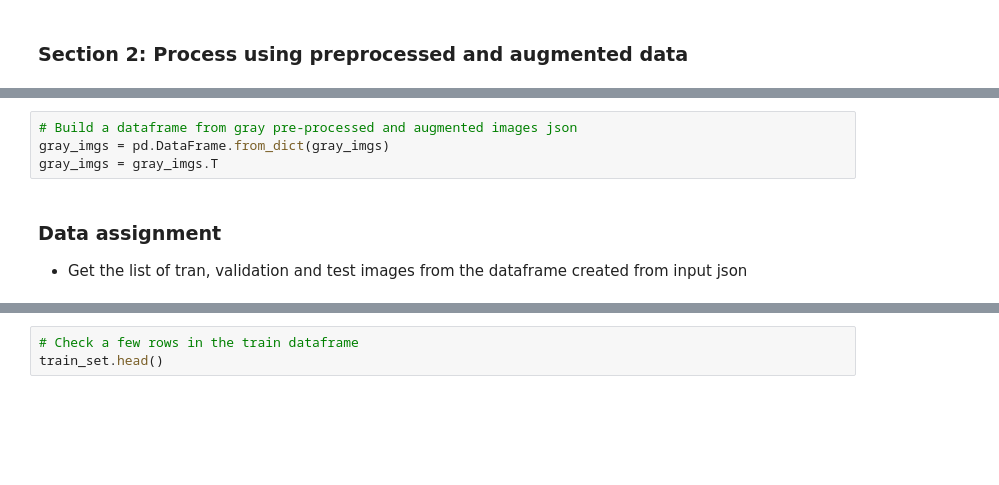
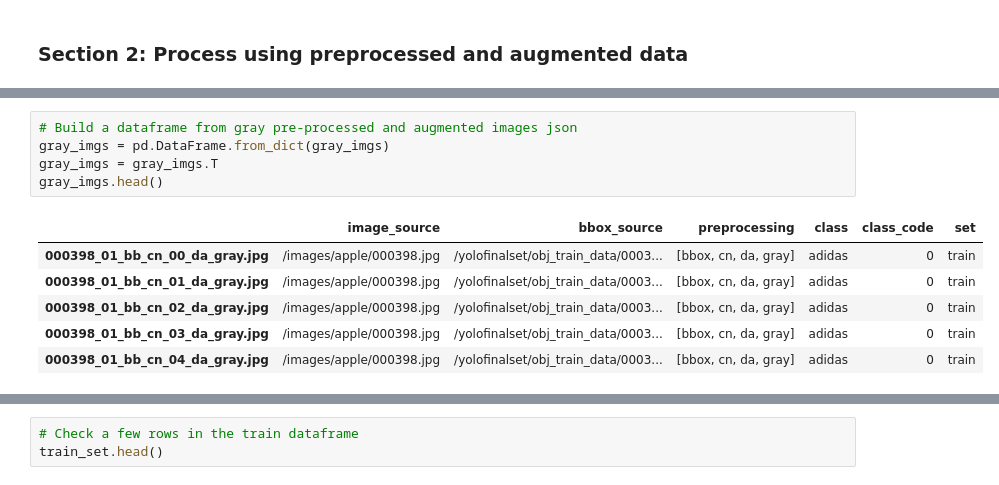
Before and after one commit to jcalz23/logo_detection_w281, a Jupyter notebook: SIFT_Histogram_Models_Full_and_BB.ipynb, the cells around one changed output, grey strips where cells are left out. Saved outputs shown, nothing was run; the diff lists cells and outputs as text; blank space fills up the shorter version.

```diff
--- a/SIFT_Histogram_Models_Full_and_BB.ipynb
+++ b/SIFT_Histogram_Models_Full_and_BB.ipynb
@@ -477,7 +481,12 @@ cls_summary.head()
 # %%
 # Build a dataframe from gray pre-processed and augmented images json
 gray_imgs = pd.DataFrame.from_dict(gray_imgs)
 gray_imgs = gray_imgs.T
+gray_imgs.head()
+# %% [output]
+|  | image_source | bbox_source | preprocessing | class | class_code | set |
+| 000398_01_bb_cn_00_da_gray.jpg | /images/apple/000398.jpg | /yolofinalset/obj_train_data/0003... | [bbox, cn, da, gray] | adidas | 0 | train |
+| 000398_01_bb_cn_01_da_gray.jpg | /images/apple/000398.jpg | /yolofinalset/obj_train_data/0003... | [bbox, cn, da, gray] | adidas | 0 | train |
+| 000398_01_bb_cn_02_da_gray.jpg | /images/apple/000398.jpg | /yolofinalset/obj_train_data/0003... | [bbox, cn, da, gray] | adidas | 0 | train |
+| 000398_01_bb_cn_03_da_gray.jpg | /images/apple/000398.jpg | /yolofinalset/obj_train_data/0003... | [bbox, cn, da, gray] | adidas | 0 | train |
+| 000398_01_bb_cn_04_da_gray.jpg | /images/apple/000398.jpg | /yolofinalset/obj_train_data/0003... | [bbox, cn, da, gray] | adidas | 0 | train |
-# %% [markdown]
-### Data assignment
-* Get the list of tran, validation and test images from the dataframe created from input json
```
Also changed, not shown: parts of 78 cells of this notebook.
